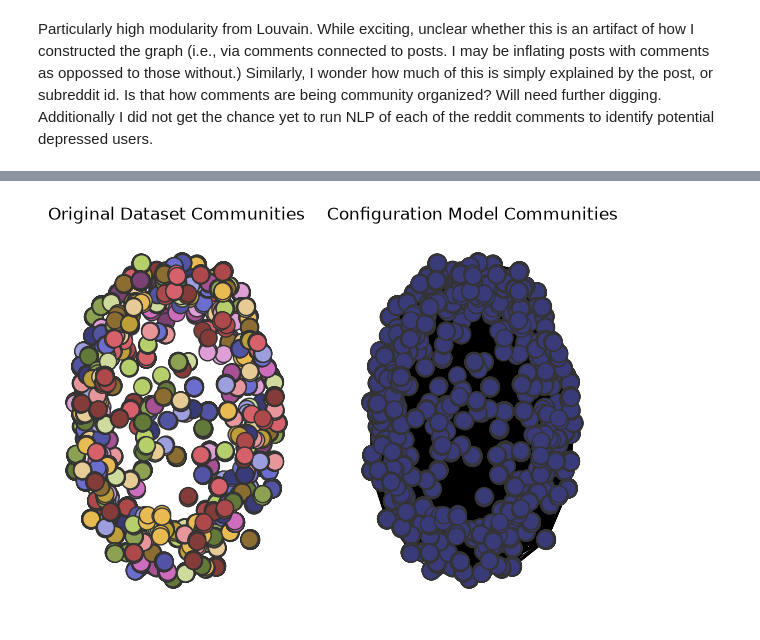
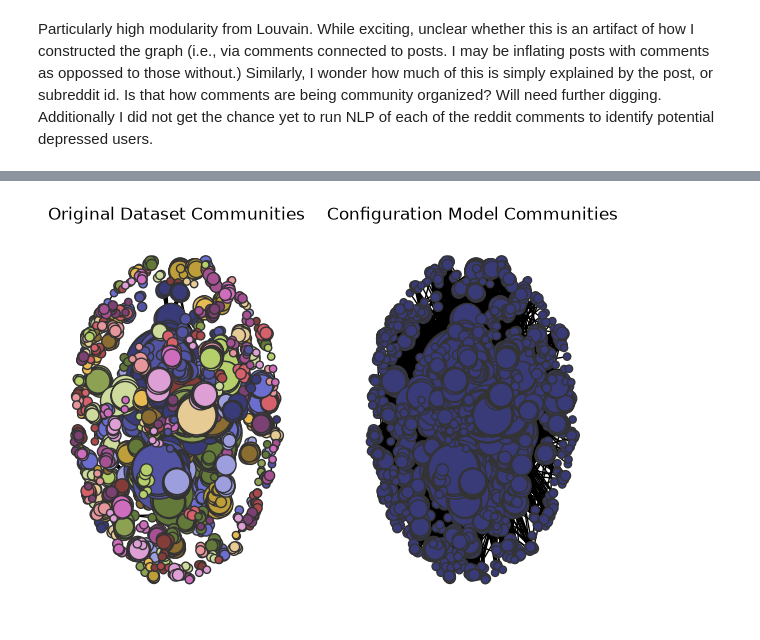
Before and after one commit to rhughes74/Assignments, a Jupyter notebook: FINAL PROJECT/graph_analysis.ipynb, the cells around one changed output, grey strips where cells are left out. Saved outputs shown, nothing was run; the diff lists cells and outputs as text; code cells hidden in the pictures.

```diff
--- a/FINAL PROJECT/graph_analysis.ipynb
+++ b/FINAL PROJECT/graph_analysis.ipynb
@@ -135,15 +196,15 @@ plt.tight_layout()
 # %%
 #Community Visualization
 fig, ax = plt.subplots(1,2,figsize=(7,5),dpi=100)
-pos = nx.fruchterman_reingold_layout(G)
+#pos = nx.fruchterman_reingold_layout(G)
 
-nx.draw(G, pos=pos,label="Original Dataset Communities", node_size=150, edgecolors='.2', node_color=colors_nodes, ax=ax[0])
-nx.draw(G_null, pos=pos,label="Configuration Model Communities", node_size=150, edgecolors='.2', node_color=colors_nodes_null, ax=ax[1])
+nx.draw(G, pos=pos,label="Original Dataset Communities", node_size=sizes, edgecolors='.2', node_color=colors_nodes, ax=ax[0])
+nx.draw(G_null, pos=pos,label="Configuration Model Communities", node_size=sizes, edgecolors='.2', node_color=colors_nodes_null, ax=ax[1])
 ax[0].set_title("Original Dataset Communities")
 ax[1].set_title("Configuration Model Communities")
 plt.show()
 # %% [output]
-[figure, old version]
+[figure, new version]
 # %%
 #Centrality
 closeness_centrality = nx.closeness_centrality(G)
```
Also changed, not shown: parts of 19 cells of this notebook, 15 other files.
